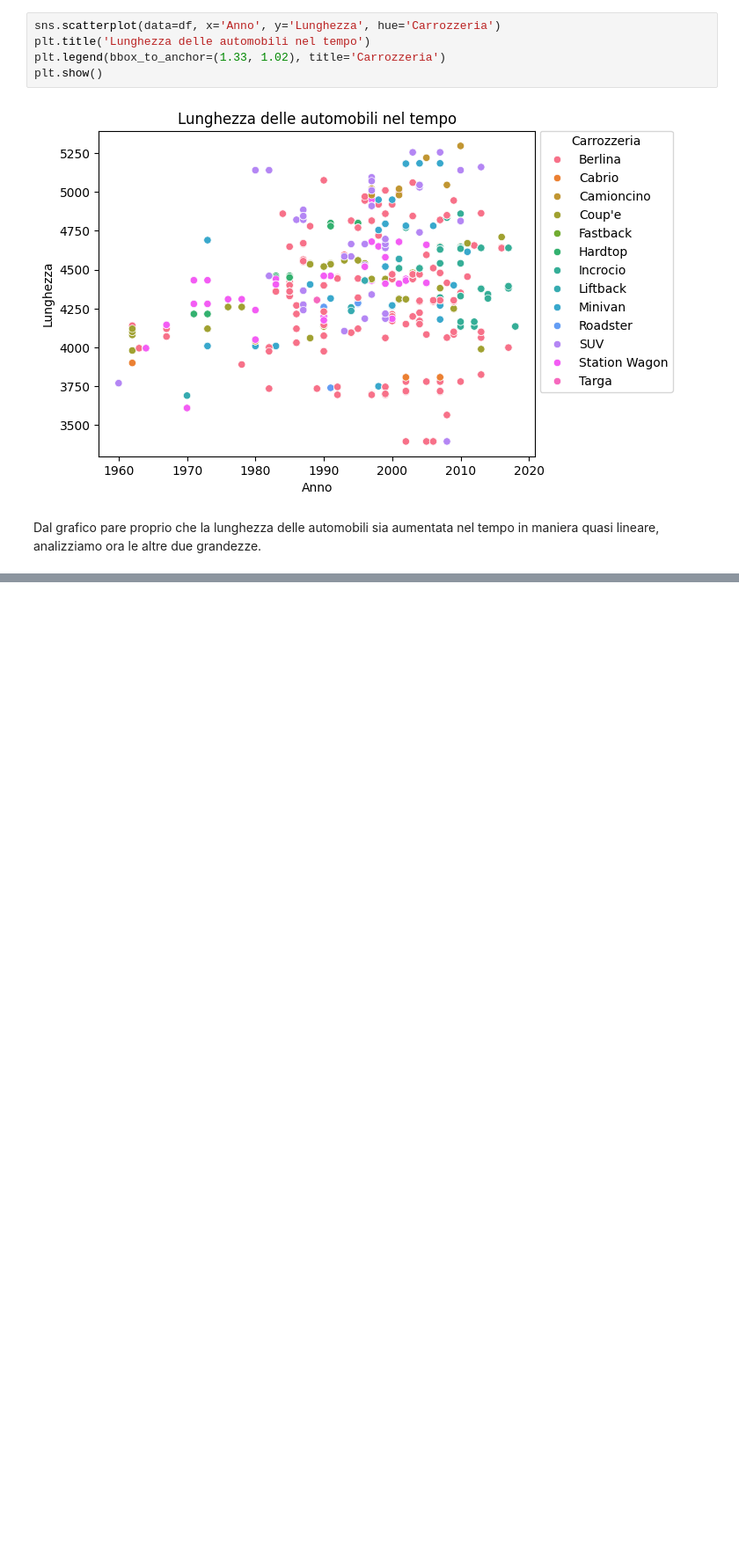
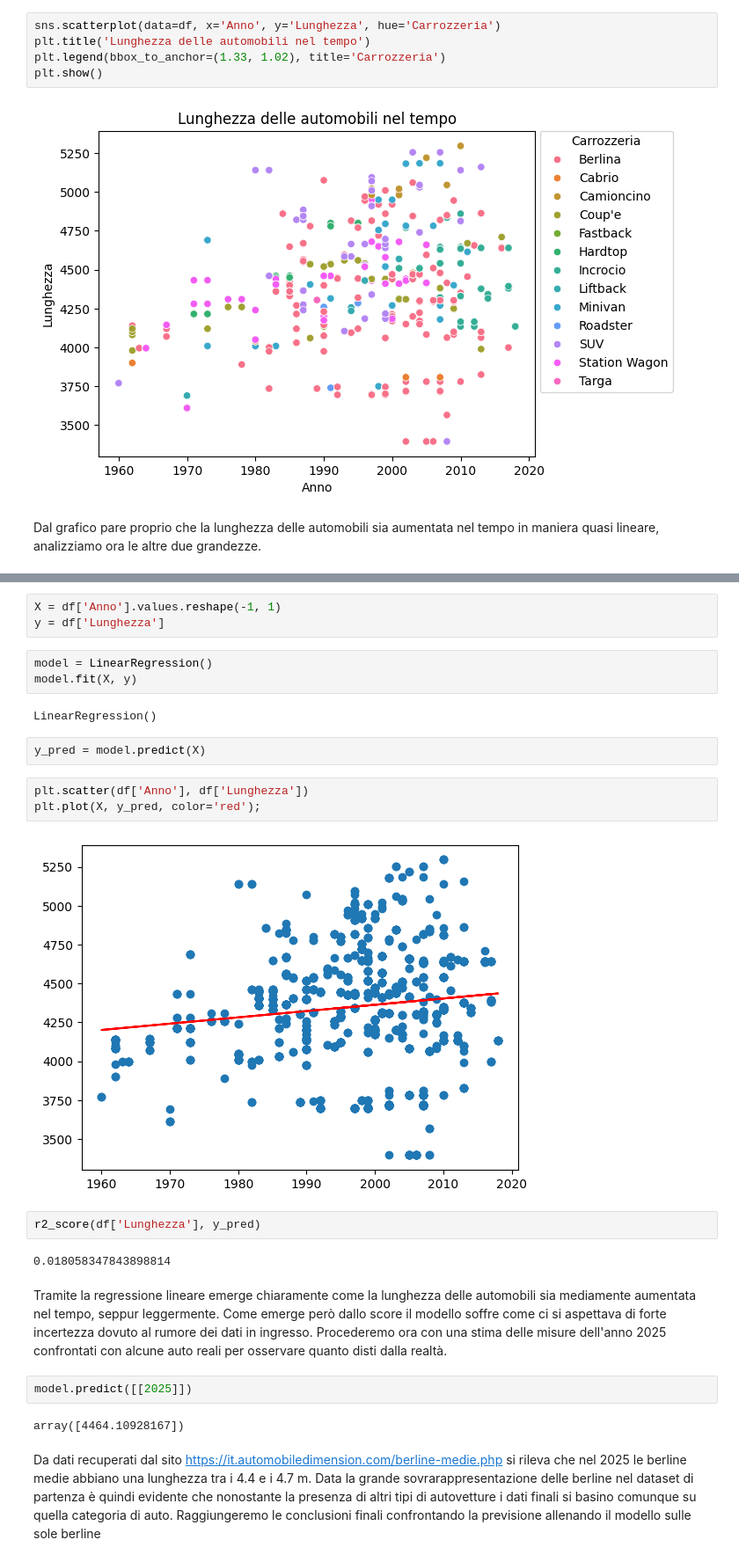
Before and after one commit to JacopoFoschi2/ElaboratoBigData, a Jupyter notebook: big_data.ipynb, the cells around one changed output, grey strips where cells are left out. Shown at 88% size. Drawn from its saved outputs; the diff is of its cells as text; blank space fills up the shorter version.

```diff
--- a/big_data.ipynb
+++ b/big_data.ipynb
@@ -191,0 +220,27 @@ Come ci si poteva aspettare, la larghezzza delle automobili è anch'essa aumenta
+# %%
+X = df['Anno'].values.reshape(-1, 1)
+y = df['Lunghezza']
+# %%
+model = LinearRegression()
+model.fit(X, y)
+# %% [output]
+LinearRegression()
+# %%
+y_pred = model.predict(X)
+# %%
+plt.scatter(df['Anno'], df['Lunghezza'])
+plt.plot(X, y_pred, color='red');
+# %% [output]
+[figure, added]
+# %%
+r2_score(df['Lunghezza'], y_pred)
+# %% [output]
+0.018058347843898814
+# %% [markdown]
+Tramite la regressione lineare emerge chiaramente come la lunghezza delle automobili sia mediamente aumentata nel tempo, seppur leggermente. Come emerge però dallo score il modello soffre come ci si aspettava di forte incertezza dovuto al rumore dei dati in ingresso. Procederemo ora con una stima delle misure dell'anno 2025 confrontati con alcune auto reali per osservare quanto disti dalla realtà.
+# %%
+model.predict([[2025]])
+# %% [output]
+array([4464.10928167])
+# %% [markdown]
+Da dati recuperati dal sito https://it.automobiledimension.com/berline-medie.php si rileva che nel 2025 le berline medie abbiano una lunghezza tra i 4.4 e i 4.7 m. Data la grande sovrarappresentazione delle berline nel dataset di partenza è quindi evidente che nonostante la presenza di altri tipi di autovetture i dati finali si basino comunque su quella categoria di auto. Raggiungeremo le conclusioni finali confrontando la previsione allenando il modello sulle sole berline
```
Also changed, not shown: parts of 64 cells of this notebook.
